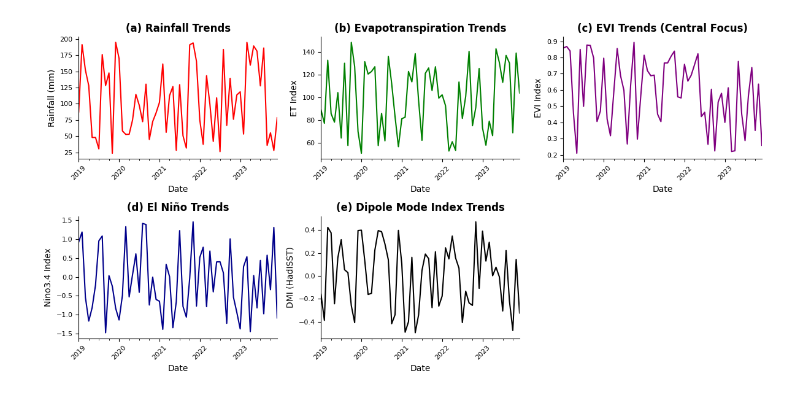
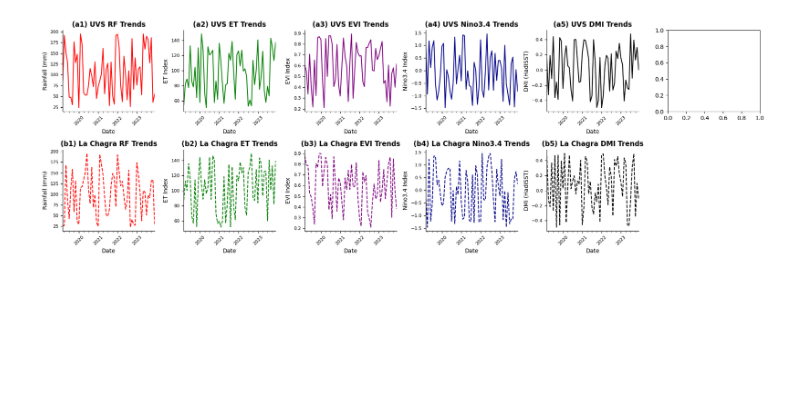
Before and after one commit to Sizwe100/Python-Random-Forest, a Jupyter notebook: Combined_Plots_with_EVI_DMI_Rainfall.ipynb, the cells around one changed output. Drawn from its saved outputs; the diff is of its cells as text; code cells hidden in the pictures; blank space fills up the shorter version.

```diff
--- a/Combined_Plots_with_EVI_DMI_Rainfall.ipynb
+++ b/Combined_Plots_with_EVI_DMI_Rainfall.ipynb
@@ -67,69 +55,74 @@ df.head()
 # %%
-import matplotlib.pyplot as plt
-import pandas as pd
 import numpy as np
 import os
 
 # Simulated dataset for demonstration purposes
 np.random.seed(42)
-dates = pd.date_range(start="2019-01-01", periods=60, freq='ME')  # 'ME' stands for end of the month
+dates = pd.date_range(start="2019-03-01", periods=58, freq='ME')  # Monthly end dates
 
-df = pd.DataFrame({
-    'Date': dates,
-    'RF': np.random.uniform(20, 200, len(dates)),  # Rainfall (in mm)
-    'ET': np.random.uniform(50, 150, len(dates)),  # Evapotranspiration
-    'Nino3.4': np.random.uniform(-1.5, 1.5, len(dates)),  # El Niño Index
-    'DMI': np.random.uniform(-0.5, 0.5, len(dates)),  # Dipole Mode Index (HadISST)
-    'EVI': np.random.uniform(0.2, 0.9, len(dates))  # EVI (Central Focus)
-})
+def generate_random_data():
+    return pd.DataFrame({
+        'Date': dates,
+        'RF': np.random.uniform(20, 200, len(dates)),  # Rainfall (in mm)
+        'ET': np.random.uniform(50, 150, len(dates)),  # Evapotranspiration
+        'Nino3.4': np.random.uniform(-1.5, 1.5, len(dates)),  # El Niño Index
+        'DMI': np.random.uniform(-0.5, 0.5, len(dates)),  # Dipole Mode Index (HadISST)
+        'EVI': np.random.uniform(0.2, 0.9, len(dates))  # EVI (Central Focus)
+    }).set_index('Date')
 
-# Convert 'Date' to datetime format and set as index
-df.set_index('Date', inplace=True)
+# Create two datasets
+df_uvs = generate_random_data()
+df_lachagra = generate_random_data()
 
 # Use the default Matplotlib style for a clean look
 plt.style.use('default')
 
 # Create a directory for saving plots
 save_path = "plots"
-os.makedirs(save_path, exist_ok=True)  # Create folder if it doesn't exist
+os.makedirs(save_path, exist_ok=True)
 
-# Create a 2x3 grid of plots (6 plots, EVI in the center)
-fig, axes = plt.subplots(2, 3, figsize=(12, 6))  # Adjusted figure size to fit 1/2 page
+# Create a 2x6 grid (side-by-side comparison for each variable)
+fig, axes = plt.subplots(2, 6, figsize=(18, 6))
 
-# Define plot details with correct Y-axis labels
+# Define plot details
 plot_details = [
-    ('RF', 'red', '(a) Rainfall Trends', 'Rainfall (mm)'),
-    ('ET', 'green', '(b) Evapotranspiration Trends', 'ET Index'),
-    ('EVI', 'purple', '(c) EVI Trends (Central Focus)', 'EVI Index'),  # Center plot
-    ('Nino3.4', 'darkblue', '(d) El Niño Trends', 'Nino3.4 Index'),
-    ('DMI', 'black', '(e) Dipole Mode Index Trends', 'DMI (HadISST)')  # DMI with correct Y-axis
+    ('RF', 'red', 'Rainfall (mm)'),
+    ('ET', 'green', 'ET Index'),
+    ('EVI', 'purple', 'EVI Index'),
+    ('Nino3.4', 'darkblue', 'Nino3.4 Index'),
+    ('DMI', 'black', 'DMI (HadISST)')
 ]
 
-# Set Times New Roman font
+# Set font
 plt.rcParams['font.family'] = 'Times New Roman'
 
-# Loop through and plot each variable
-for ax, (column, color, title, ylabel) in zip(axes.flatten(), plot_details):
-    df[column].plot(ax=ax, color=color, linewidth=1.5)
-    ax.set_title(title, fontsize=12, fontweight='bold')
-    ax.set_xlabel('Date', fontsize=10)
-    ax.set_ylabel(ylabel, fontsize=10)  # Correct Y-axis labels
-    ax.tick_params(axis='x', rotation=45, labelsize=8)
-    ax.tick_params(axis='y', labelsize=8)
-    ax.spines[['top', 'right']].set_visible(False)
-    ax.set_facecolor('white')
+# Loop through and plot each variable side by side
+for i, (column, color, ylabel) in enumerate(plot_details):
+    df_uvs[column].plot(ax=axes[0, i], color=color, linewidth=1.5)
+    df_lachagra[column].plot(ax=axes[1, i], color=color, linewidth=1.5, linestyle='dashed')
 
-# Remove empty subplot (since we now have 5 plots in a 2x3 layout)
-fig.delaxes(axes[1, 2])
+    axes[0, i].set_title(f"(a{i+1}) UVS {column} Trends", fontsize=12, fontweight='bold')
+    axes[1, i].set_title(f"(b{i+1}) La Chagra {column} Trends", fontsize=12, fontweight='bold')
+
+    for ax in [axes[0, i], axes[1, i]]:
+        ax.set_xlabel('Date', fontsize=10)
+        ax.set_ylabel(ylabel, fontsize=10)
+        ax.tick_params(axis='x', rotation=45, labelsize=8)
+        ax.tick_params(axis='y', labelsize=8)
+        ax.spines[['top', 'right']].set_visible(False)
+        ax.set_facecolor('white')
+
+# Remove empty subplot (last column in second row)
+fig.delaxes(axes[1, 5])
 
 # Adjust layout for compactness
 plt.tight_layout()
 
 # Save the combined figure
-save_location = os.path.join(save_path, "Combined_Plots_with_EVI_DMI_Rainfall.png")
+save_location = os.path.join(save_path, "UVS_vs_LaChagra_Comparison.png")
 plt.savefig(save_location, dpi=300, bbox_inches='tight')
 
 # Show the final combined plot
 plt.show()
 # %% [output]
-[figure, old version]
+[figure, new version]
```
Also changed, not shown: parts of 7 cells of this notebook.
